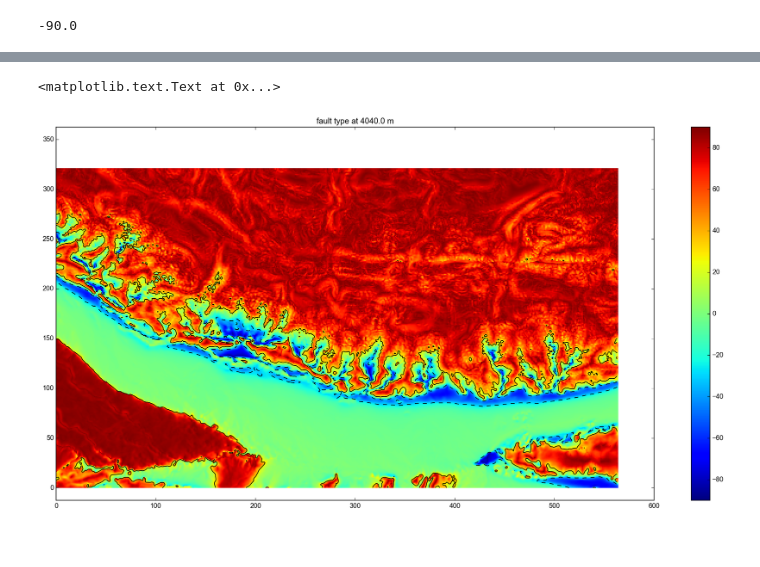
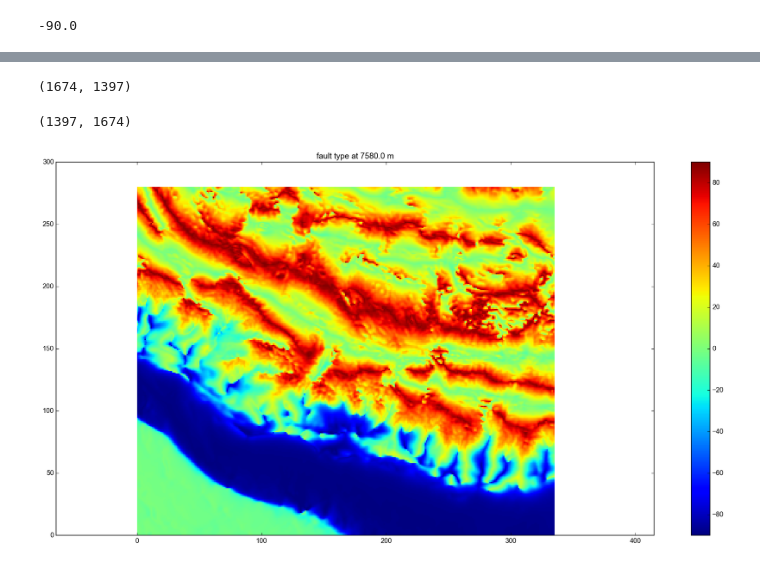
Before and after one commit to cossatot/wnfs_stress, a Jupyter notebook: notebooks/fault_kin_from_princ_stresses.ipynb, the cells around one changed output, grey strips where cells are left out. Cells and saved outputs as stored; diff of their text form; code cells hidden in the pictures.

```diff
--- a/notebooks/fault_kin_from_princ_stresses.ipynb
+++ b/notebooks/fault_kin_from_princ_stresses.ipynb
@@ -9,7 +10,7 @@ import pandas as pd
 import matplotlib.pyplot as plt
 import json
 # %%
-stress_file = '../../nepal_2015/stress_arrays/nepal_topo_stress.h5'
+stress_file = '../stress_arrays/wnfs_topo_stress.h5'
 
 sdb = h5py.File(stress_file, 'r')
 # %%
@@ -39,7 +83,7 @@ array([   500.,   1090.,   1680.,   2270.,   2860.,   3450.,   4040.,
         25280.,  25870.,  26460.,  27050.,  27640.,  28230.,  28820.,
         29410.,  30000.])
 # %%
-depth_ind = 6
+depth_ind = 12
 depth = z_vec[depth_ind]
 depth
 # %% [output]
@@ -68,5 +112,11 @@ rgz = rg *depth #* 0
 
 txx, tyy, txy = 0.033 * rgz, 0.467 * rgz, 0.125 * rgz # experimental
 
+stress_scale = 0.4
+txx *= stress_scale
+tyy *= stress_scale
+txy *= stress_scale
+
+
 txx, tyy, txy
 # %% [output]
@@ -117,7 +167,7 @@ deform_style_from_tensor(S_test)
 # %% [output]
 -90.0
 # %%
-n_skip = 5
+n_skip = 1
 
 def_styles = [def_style_from_ij(sd, i, j) for i in range(nrows)[::n_skip]
                                               for j in range(ncols)[::n_skip]]
@@ -135,11 +214,20 @@ def_styles = def_styles.reshape((len(range(nrows)[::n_skip]),
+# %%
+ncols, nrows
+# %% [output]
+(1674, 1397)
+# %%
+len(convo_e), len(convo_n)
+# %% [output]
+(1397, 1674)
 # %%
 plt.figure(figsize=(20,10))
 
-plt.pcolormesh(def_styles, vmax=90, vmin=-90)
+p = plt.pcolormesh(def_styles, vmax=90, vmin=-90)
 plt.colorbar()
-plt.contour(def_styles, [30, -30], colors='k', lw=0.25)
+#plt.contour(def_styles, [30, -30], colors='k', lw=0.25)
 plt.axis('equal')
 plt.title('fault type at {} m'.format(depth))
+
+plt.show()
 # %% [output]
-<matplotlib.text.Text at 0x...>
-[figure, old version]
+[figure, new version]
```
Also changed, not shown: parts of 17 cells of this notebook, 3 other files.
